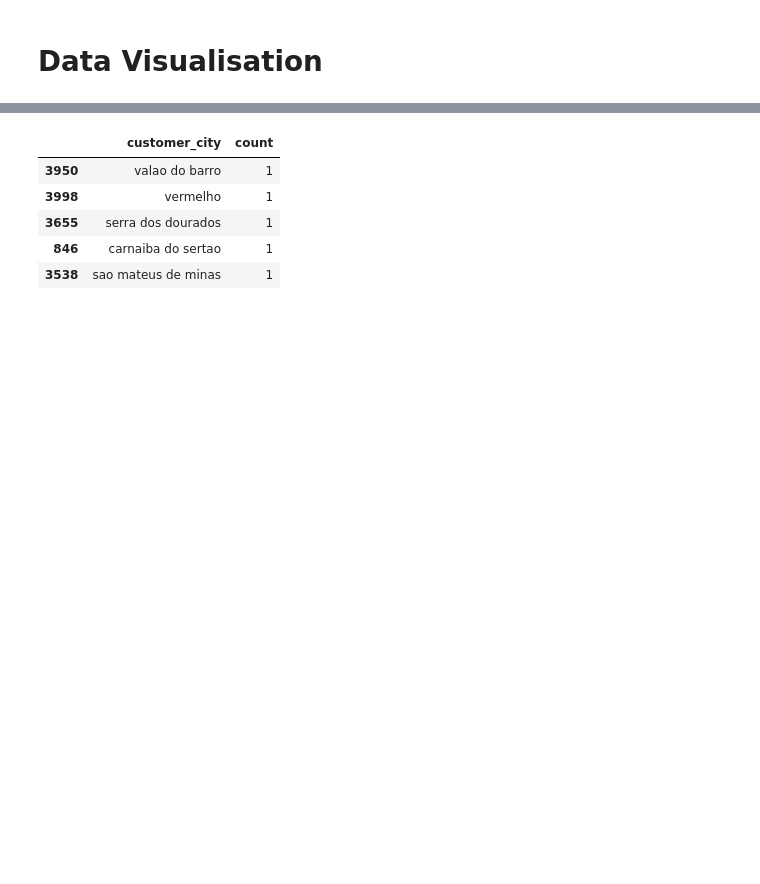
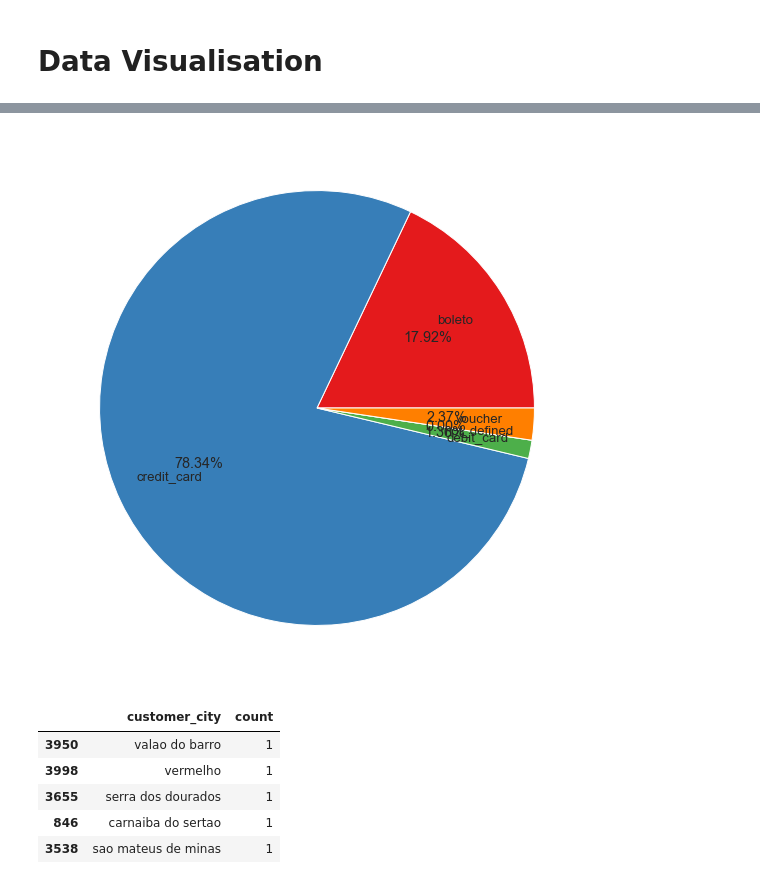
Before and after one commit to JamesLi197412/eCommerce_analysis, a Jupyter notebook: Brazillian E-Commerce.ipynb, the cells around one changed output, grey strips where cells are left out. Drawn from its saved outputs; the diff is of its cells as text; code cells hidden in the pictures; blank space fills up the shorter version.

```diff
--- a/Brazillian E-Commerce.ipynb
+++ b/Brazillian E-Commerce.ipynb
@@ -330,3 +352,27 @@ plt.show()
+# %%
+# Payment total value by payment method
+sns.set(font_scale = 1.2)
+plt.figure(figsize=(10, 10))
+
+patches, texts, autotexts = plt.pie(
+    x=payments['sum'], labels=payments['payment_type'], autopct='%1.2f%%',
+    colors=sns.color_palette('Set1'),    labeldistance=0.75,
+    # Distance of percent labels from the center
+    pctdistance=0.6
+)
+
+# Customize text labels
+for text in texts:
+    text.set_horizontalalignment('center')
+
+# Customize percent labels
+for autotext in autotexts:
+    autotext.set_horizontalalignment('center')
+    autotext.set_fontstyle('normal')
+
+plt.show()
+# %% [output]
+[figure, added]
 # %%
 # which city customer comes the most
 customer_city = customers_loc.groupby(['customer_city'])['customer_id'].agg(['count']).reset_index().sort_values(by = 'count', ascending = True)
```
Also changed, not shown: parts of 9 cells of this notebook, 1 other file.
